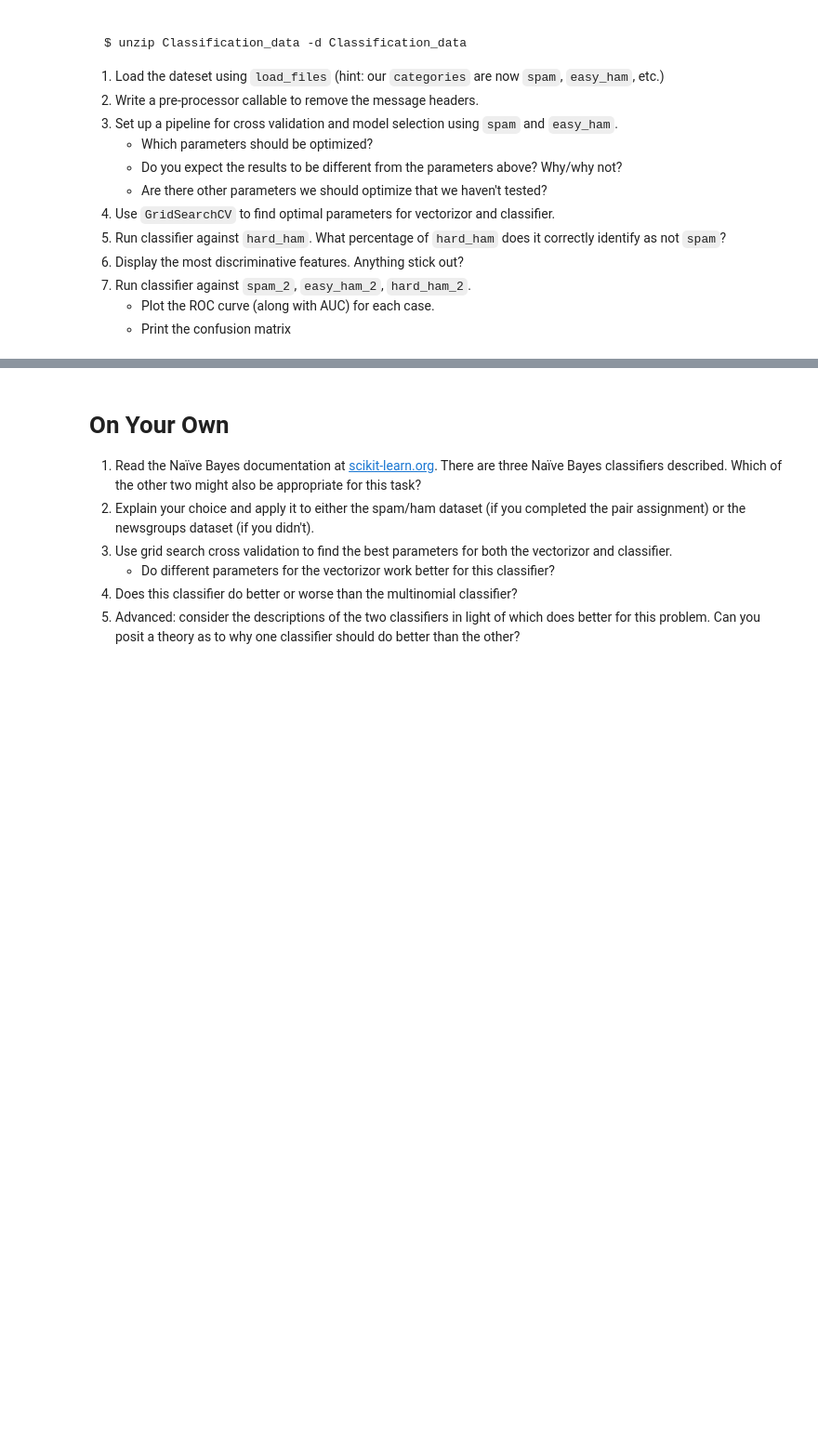
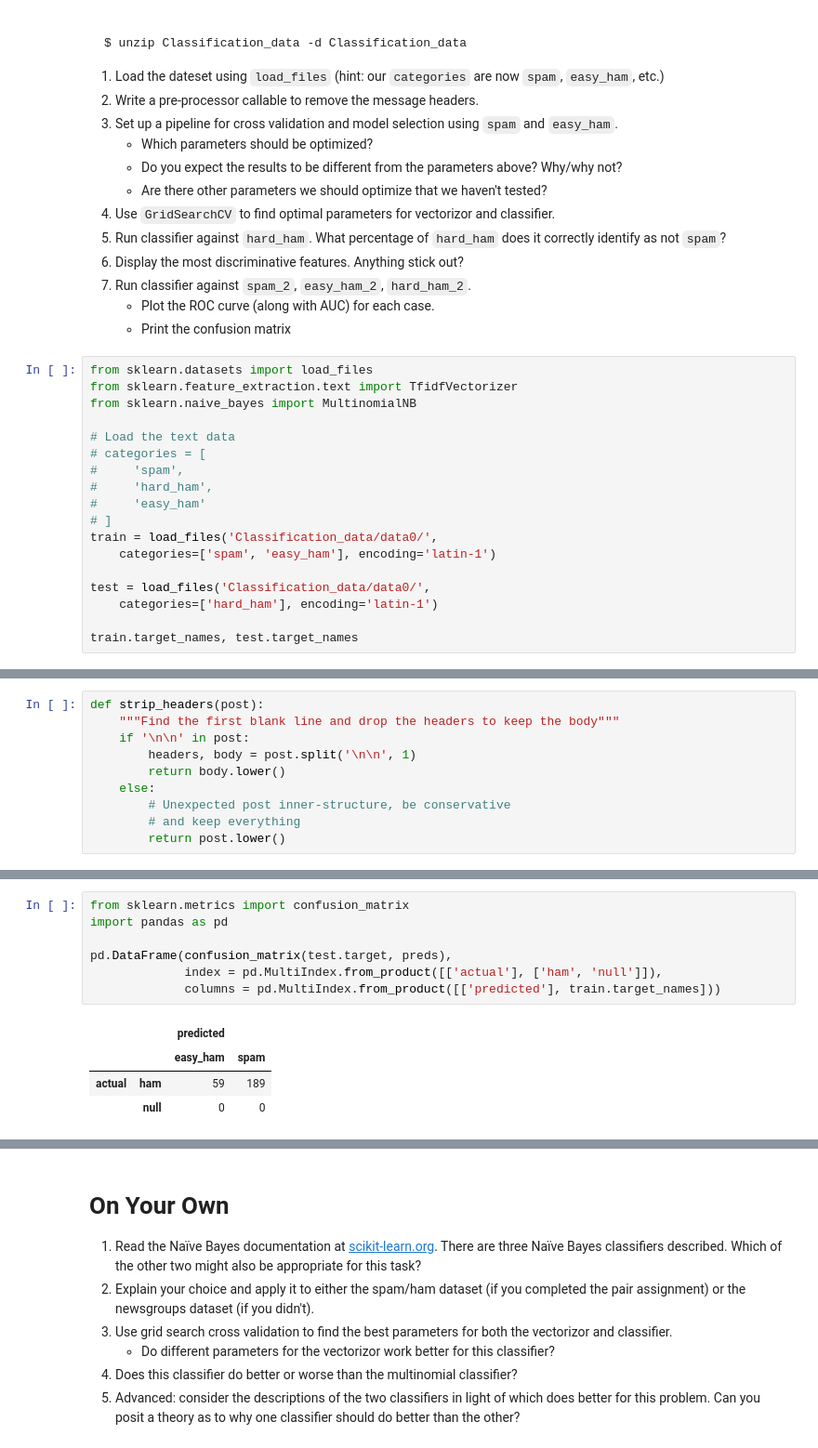
Before and after one commit to selwyth/DAT_SF_12, a Jupyter notebook: 12-TextMining_DF.ipynb, the cells around one changed output, grey strips where cells are left out. Shown: that part at 93% size. Drawn from its saved outputs; the diff is of its cells as text; blank space fills up the shorter version.

```diff
--- a/12-TextMining_DF.ipynb
+++ b/12-TextMining_DF.ipynb
@@ -910,3 +910,21 @@ $ unzip Classification_data -d Classification_data
 7. Run classifier against `spam_2`, `easy_ham_2`, `hard_ham_2`.
     - Plot the ROC curve (along with AUC) for each case.
     - Print the confusion matrix
+# %%
+from sklearn.datasets import load_files
+from sklearn.feature_extraction.text import TfidfVectorizer
+from sklearn.naive_bayes import MultinomialNB
+
+# Load the text data
+# categories = [
+#     'spam',
+#     'hard_ham',
+#     'easy_ham'
+# ]
+train = load_files('Classification_data/data0/',
+    categories=['spam', 'easy_ham'], encoding='latin-1')
+
+test = load_files('Classification_data/data0/',
+    categories=['hard_ham'], encoding='latin-1')
+
+train.target_names, test.target_names
@@ -912,0 +953,10 @@ $ unzip Classification_data -d Classification_data
+# %%
+def strip_headers(post):
+    """Find the first blank line and drop the headers to keep the body"""
+    if '\n\n' in post:
+        headers, body = post.split('\n\n', 1)
+        return body.lower()
+    else:
+        # Unexpected post inner-structure, be conservative
+        # and keep everything
+        return post.lower()
@@ -912,0 +1037,12 @@ $ unzip Classification_data -d Classification_data
+# %%
+from sklearn.metrics import confusion_matrix
+import pandas as pd
+
+pd.DataFrame(confusion_matrix(test.target, preds),
+             index = pd.MultiIndex.from_product([['actual'], ['ham', 'null']]),
+             columns = pd.MultiIndex.from_product([['predicted'], train.target_names]))
+# %% [output]
+|  |  | predicted |  |
+|  |  | easy_ham | spam |
+| actual | ham | 59 | 189 |
+|  | null | 0 | 0 |
```
Also changed, not shown: parts of 18 cells of this notebook, 2 other files.
